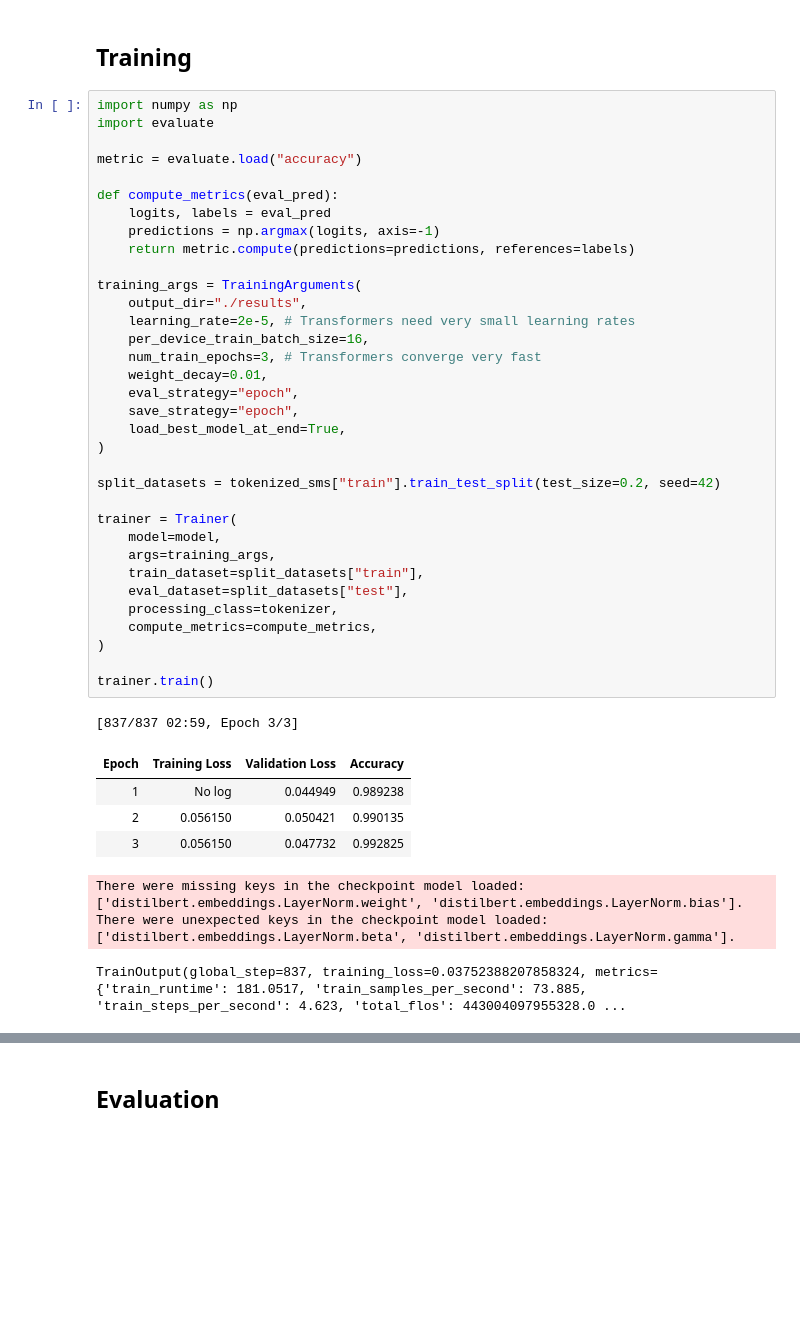
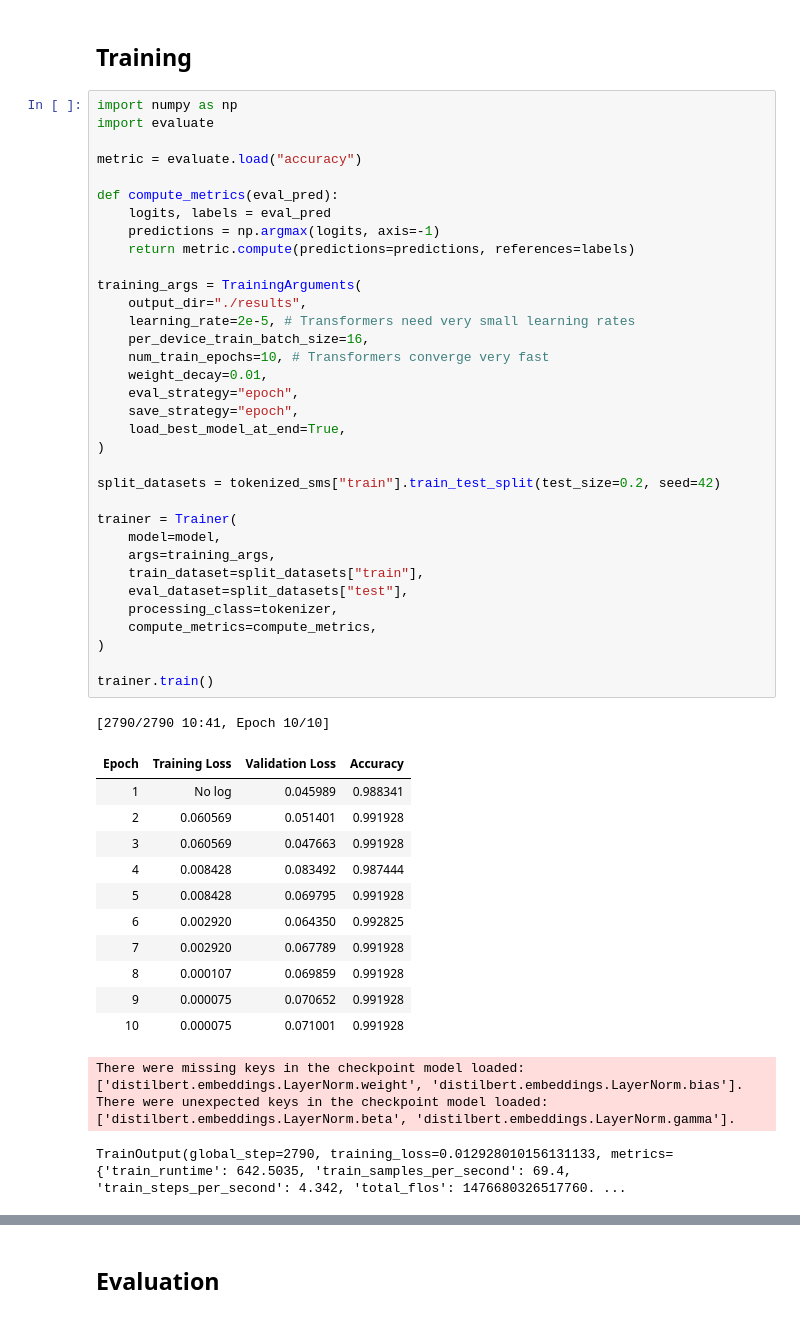
Before and after one commit to NgoHoangNhatMinh/cs3264-project, a Jupyter notebook: Minh/notebooks/colab_scam_guard_transformer.ipynb, the cells around one changed output, grey strips where cells are left out. Cells and saved outputs as stored; diff of their text form; blank space fills up the shorter version.

```diff
--- a/Minh/notebooks/colab_scam_guard_transformer.ipynb
+++ b/Minh/notebooks/colab_scam_guard_transformer.ipynb
@@ -108,38 +108,45 @@ metric = evaluate.load("accuracy")
 
 def compute_metrics(eval_pred):
     logits, labels = eval_pred
     predictions = np.argmax(logits, axis=-1)
     return metric.compute(predictions=predictions, references=labels)
 
 training_args = TrainingArguments(
     output_dir="./results",
     learning_rate=2e-5, # Transformers need very small learning rates
     per_device_train_batch_size=16,
-    num_train_epochs=3, # Transformers converge very fast
+    num_train_epochs=10, # Transformers converge very fast
     weight_decay=0.01,
     eval_strategy="epoch",
     save_strategy="epoch",
     load_best_model_at_end=True,
 )
 
 split_datasets = tokenized_sms["train"].train_test_split(test_size=0.2, seed=42)
 
 trainer = Trainer(
     model=model,
     args=training_args,
     train_dataset=split_datasets["train"],
     eval_dataset=split_datasets["test"],
     processing_class=tokenizer,
     compute_metrics=compute_metrics,
 )
 
 trainer.train()
 # %% [output]
-[837/837 02:59, Epoch 3/3]
+[2790/2790 10:41, Epoch 10/10]
 | Epoch | Training Loss | Validation Loss | Accuracy |
-| 1 | No log | 0.044949 | 0.989238 |
-| 2 | 0.056150 | 0.050421 | 0.990135 |
-| 3 | 0.056150 | 0.047732 | 0.992825 |
+| 1 | No log | 0.045989 | 0.988341 |
+| 2 | 0.060569 | 0.051401 | 0.991928 |
+| 3 | 0.060569 | 0.047663 | 0.991928 |
+| 4 | 0.008428 | 0.083492 | 0.987444 |
+| 5 | 0.008428 | 0.069795 | 0.991928 |
+| 6 | 0.002920 | 0.064350 | 0.992825 |
+| 7 | 0.002920 | 0.067789 | 0.991928 |
+| 8 | 0.000107 | 0.069859 | 0.991928 |
+| 9 | 0.000075 | 0.070652 | 0.991928 |
+| 10 | 0.000075 | 0.071001 | 0.991928 |
 There were missing keys in the checkpoint model loaded: ['distilbert.embeddings.LayerNorm.weight', 'distilbert.embeddings.LayerNorm.bias'].
 There were unexpected keys in the checkpoint model loaded: ['distilbert.embeddings.LayerNorm.beta', 'distilbert.embeddings.LayerNorm.gamma'].
-TrainOutput(global_step=837, training_loss=0.03752388207858324, metrics={'train_runtime': 181.0517, 'train_samples_per_second': 73.885, 'train_steps_per_second': 4.623, 'total_flos': 443004097955328.0 ...
+TrainOutput(global_step=2790, training_loss=0.012928010156131133, metrics={'train_runtime': 642.5035, 'train_samples_per_second': 69.4, 'train_steps_per_second': 4.342, 'total_flos': 1476680326517760. ...
```
Also changed, not shown: parts of 9 cells of this notebook.
